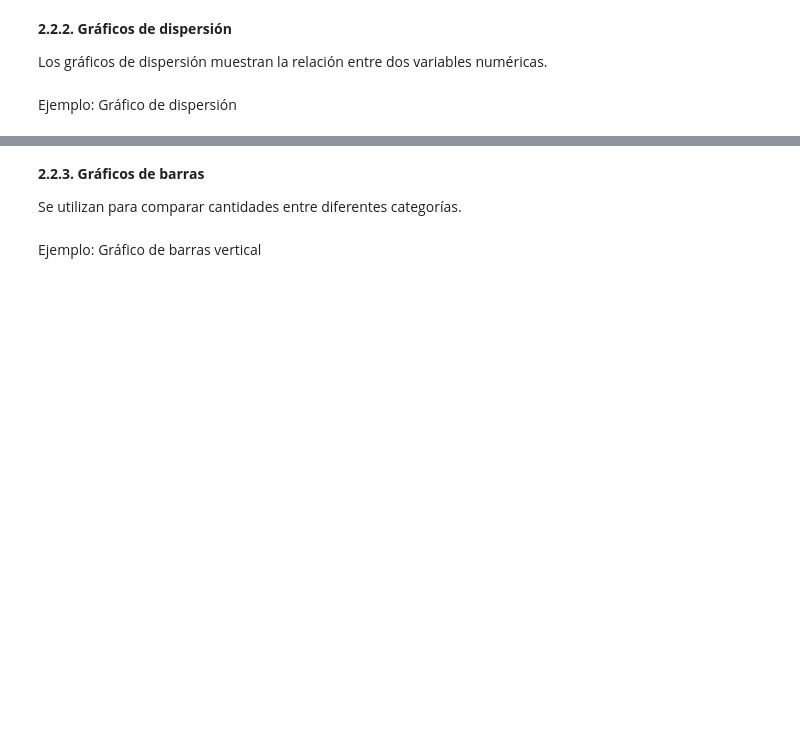
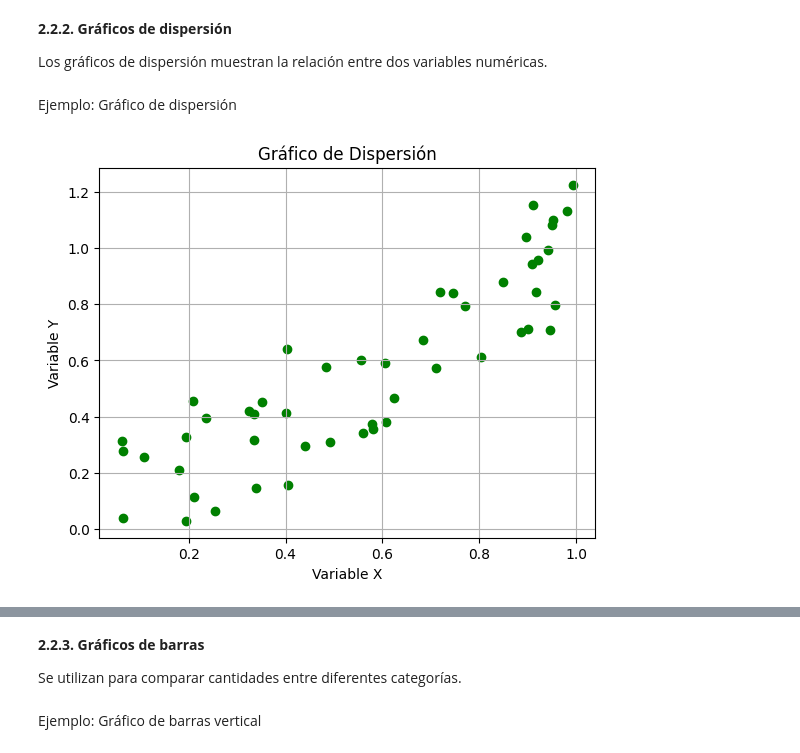
Before and after one commit to JPalaciosCh/ciclo_1_Programacion_101, a Jupyter notebook: 08_visualizacion_de_datos_con_matplotlib_y_seaborn.ipynb, the cells around one changed output, grey strips where cells are left out. Cells and saved outputs as stored; diff of their text form; code cells hidden in the pictures; blank space fills up the shorter version.

```diff
--- a/08_visualizacion_de_datos_con_matplotlib_y_seaborn.ipynb
+++ b/08_visualizacion_de_datos_con_matplotlib_y_seaborn.ipynb
@@ -131,11 +135,14 @@ Ejemplo: Gráfico de dispersión
 # %%
 # Datos
 x = np.random.rand(50)
-y = np.random.rand(50)
+y = x + (np.random.rand(50)*2-1)/4
 
 # Crear gráfico
 plt.scatter(x, y, color='green', marker='o')
 plt.title('Gráfico de Dispersión')
 plt.xlabel('Variable X')
 plt.ylabel('Variable Y')
+plt.grid(True)
 plt.show()
+# %% [output]
+[figure, added]
```
Also changed, not shown: parts of 36 cells of this notebook.
